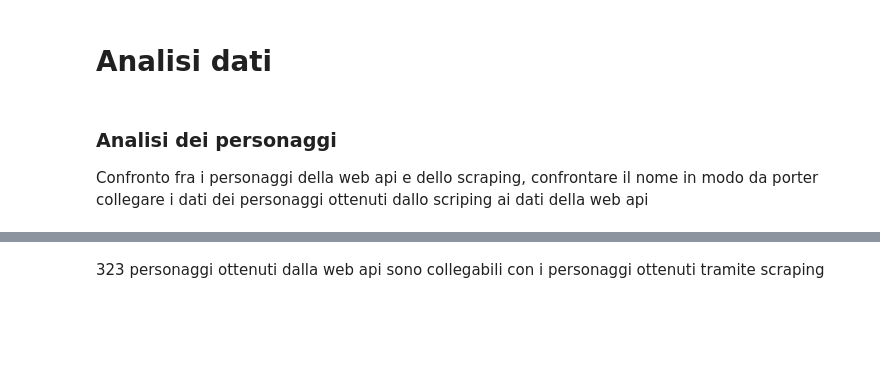
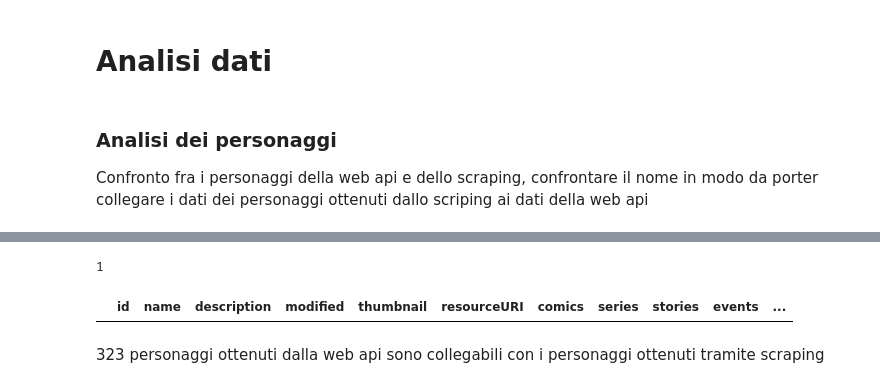
Before and after one commit to Blowdire/DataManagementProject, a Jupyter notebook: Analisi.ipynb, the cells around one changed output, grey strips where cells are left out. Saved outputs shown, nothing was run; the diff lists cells and outputs as text; code cells hidden in the pictures; blank space fills up the shorter version.

```diff
--- a/Analisi.ipynb
+++ b/Analisi.ipynb
@@ -48,0 +48,8 @@ Numero di corrispondenze: 323
+# %%
+api_characters_dataset.duplicated(subset="name").sum()
+# %% [output]
+1
+# %%
+api_characters_dataset.loc[api_characters_dataset["name"] == "Captain Marvel"]
+# %% [output]
+|  | id | name | description | modified | thumbnail | resourceURI | comics | series | stories | events | ... |
```
Also changed, not shown: parts of 3 cells of this notebook, 19 other files.
